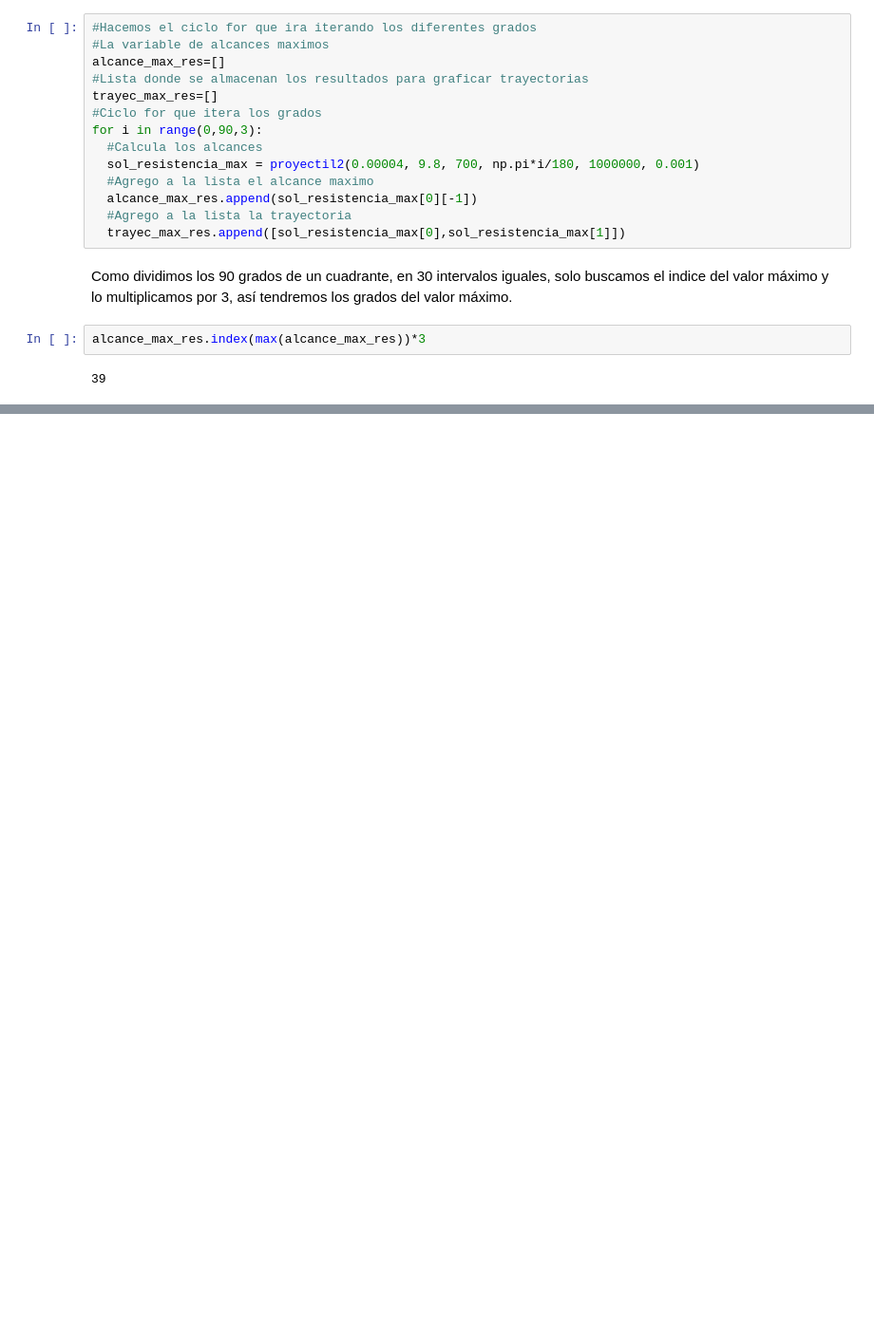
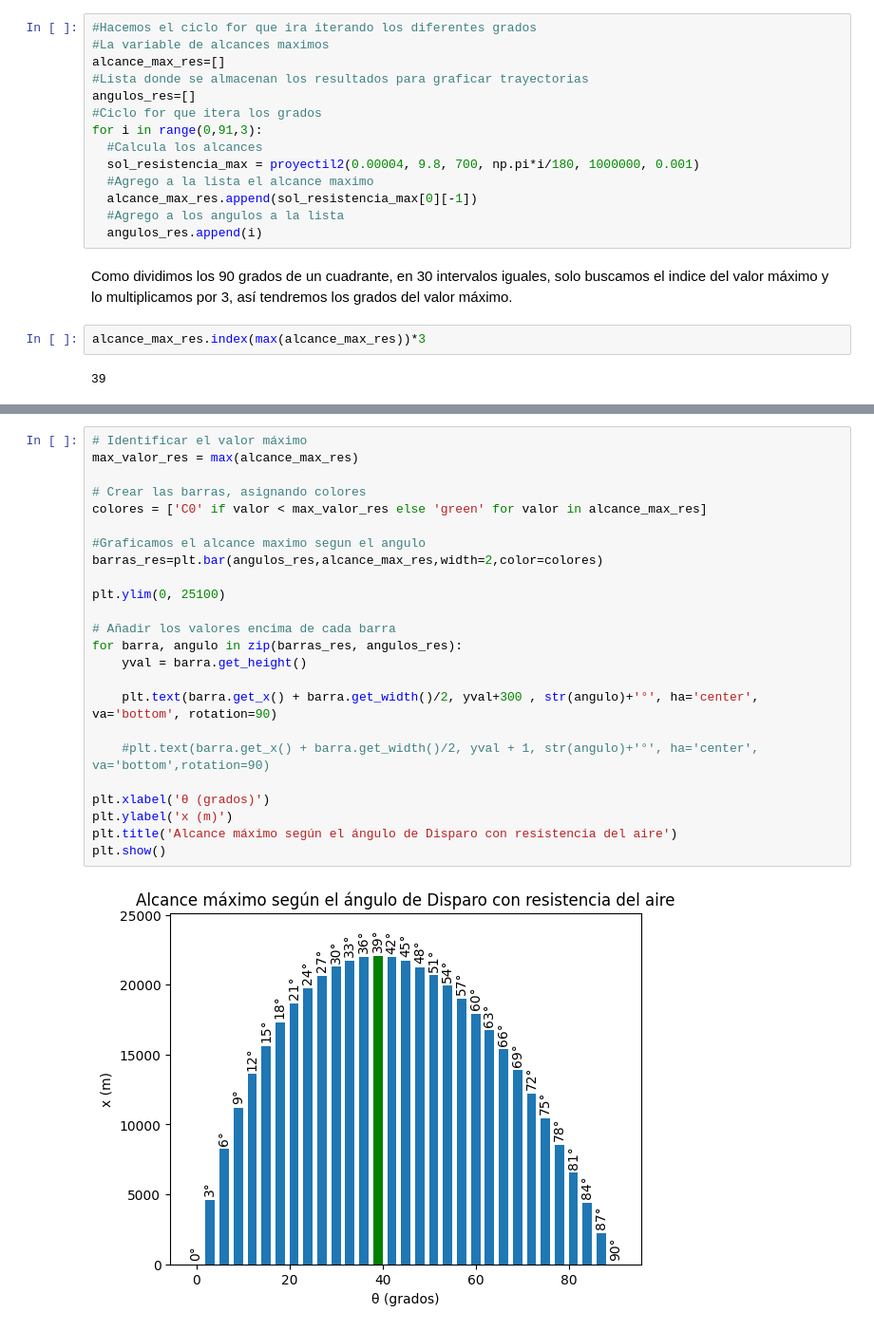
Before and after one commit to Alejandroe0/Computacional, a Jupyter notebook: MétodoDeEuler.ipynb, the cells around one changed output, grey strips where cells are left out. Shown: that part at 95% size. Saved outputs shown, nothing was run; the diff lists cells and outputs as text; blank space fills up the shorter version.

```diff
--- a/MétodoDeEuler.ipynb
+++ b/MétodoDeEuler.ipynb
@@ -169,15 +182,15 @@ Vemos que efectivamente el alcance máximo ocurre a los $45°$ grados de inclina
 #La variable de alcances maximos
 alcance_max_res=[]
 #Lista donde se almacenan los resultados para graficar trayectorias
-trayec_max_res=[]
+angulos_res=[]
 #Ciclo for que itera los grados
-for i in range(0,90,3):
+for i in range(0,91,3):
   #Calcula los alcances
   sol_resistencia_max = proyectil2(0.00004, 9.8, 700, np.pi*i/180, 1000000, 0.001)
   #Agrego a la lista el alcance maximo
   alcance_max_res.append(sol_resistencia_max[0][-1])
-  #Agrego a la lista la trayectoria
-  trayec_max_res.append([sol_resistencia_max[0],sol_resistencia_max[1]])
+  #Agrego a los angulos a la lista
+  angulos_res.append(i)
 # %% [markdown]
 Como dividimos los 90 grados de un cuadrante, en 30 intervalos iguales, solo buscamos el indice del valor máximo y lo multiplicamos por 3, así tendremos los grados del valor máximo.
 # %%
@@ -198,0 +200,26 @@ plt.show()
+# %%
+# Identificar el valor máximo
+max_valor_res = max(alcance_max_res)
+
+# Crear las barras, asignando colores
+colores = ['C0' if valor < max_valor_res else 'green' for valor in alcance_max_res]
+
+#Graficamos el alcance maximo segun el angulo
+barras_res=plt.bar(angulos_res,alcance_max_res,width=2,color=colores)
+
+plt.ylim(0, 25100)
+
+# Añadir los valores encima de cada barra
+for barra, angulo in zip(barras_res, angulos_res):
+    yval = barra.get_height()
+
+    plt.text(barra.get_x() + barra.get_width()/2, yval+300 , str(angulo)+'°', ha='center', va='bottom', rotation=90)
+
+    #plt.text(barra.get_x() + barra.get_width()/2, yval + 1, str(angulo)+'°', ha='center', va='bottom',rotation=90)
+
+plt.xlabel('θ (grados)')
+plt.ylabel('x (m)')
+plt.title('Alcance máximo según el ángulo de Disparo con resistencia del aire')
+plt.show()
+# %% [output]
+[figure, added]
```
Also changed, not shown: parts of 10 cells of this notebook.
